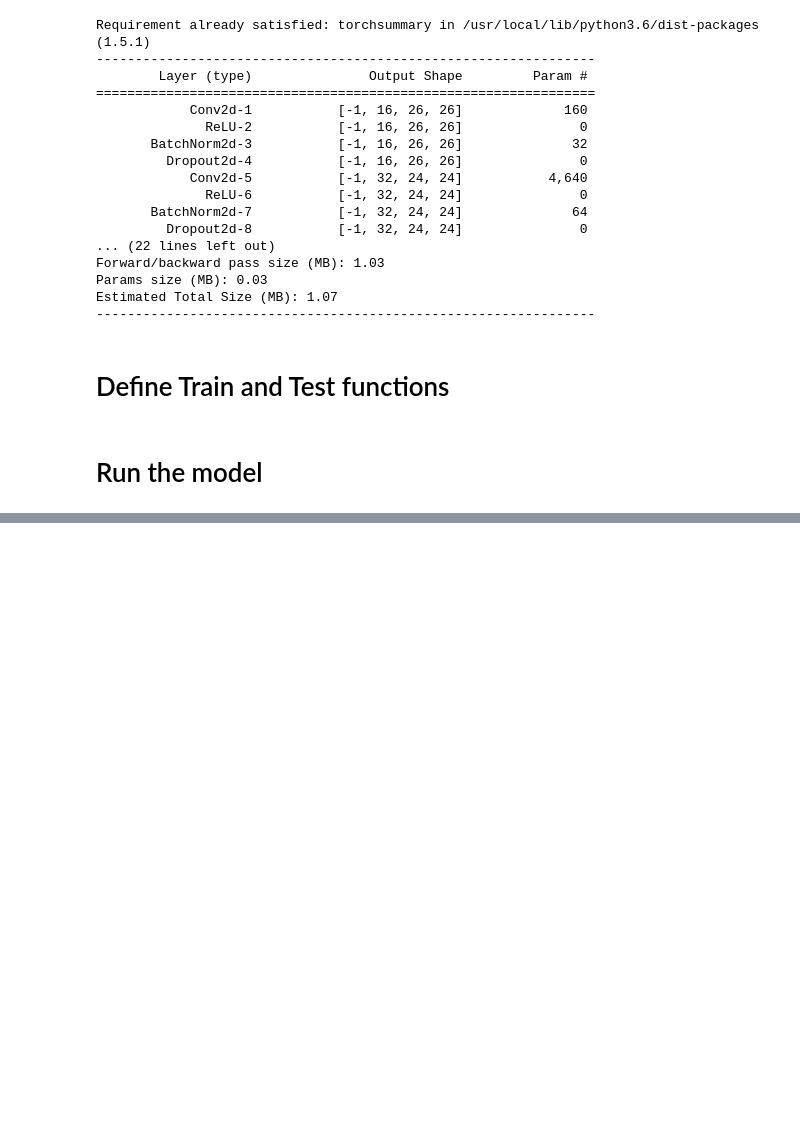
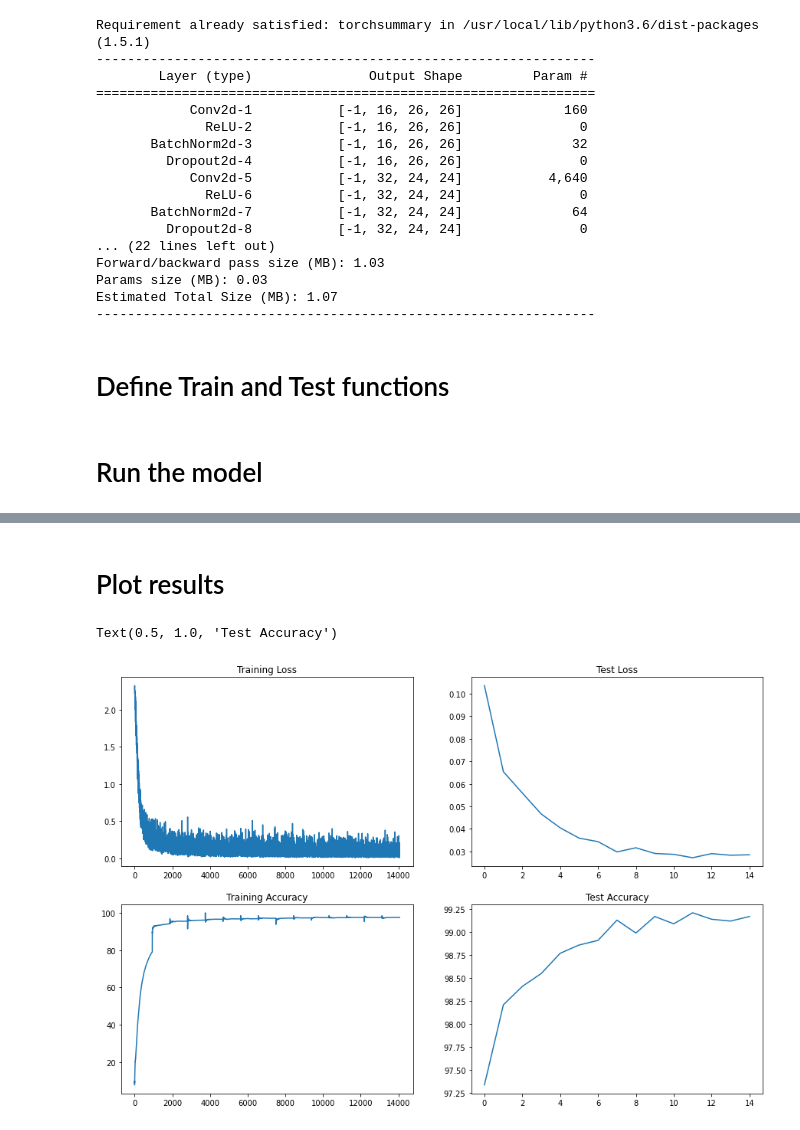
Before and after one commit to avnishbm/MLExperiments, a Jupyter notebook: week5/EVA5_Session_5_Attempt1.ipynb, the cells around one changed output, grey strips where cells are left out. Saved outputs shown, nothing was run; the diff lists cells and outputs as text; code cells hidden in the pictures; blank space fills up the shorter version.

```diff
--- a/week5/EVA5_Session_5_Attempt1.ipynb
+++ b/week5/EVA5_Session_5_Attempt1.ipynb
@@ -150,6 +150,12 @@ Estimated Total Size (MB): 1.07
 # Define Train and Test functions
 # %%
 from tqdm import tqdm
+
+train_losses = []
+test_losses = []
+train_acc = []
+test_acc = []
+
 # Function to train
 '''
 Args:
@@ -163,14 +169,23 @@ epoch : no fo epoch
 def train(model, device, train_loader, optimizer, epoch):
     model.train() # Set the model on training mode
     pbar = tqdm(train_loader)
+    correct = 0
+    processed = 0
     for batch_idx, (data, target) in enumerate(pbar):
         data, target = data.to(device), target.to(device) # moving the data to device
         optimizer.zero_grad() # zero the graidents
         output = model(data) # getting the model output
         loss = F.nll_loss(output, target) # calculating the The negative log likelihood loss
+        train_losses.append(loss)
         loss.backward() # flowing the gradients backward.
         optimizer.step() # paameter updated basd on the current gradient.
-        pbar.set_description(desc= f'loss={loss.item()} batch_id={batch_idx}')
+
+        pred = output.argmax(dim=1, keepdim=True)  # get the index of the max log-probability
+        correct += pred.eq(target.view_as(pred)).sum().item()
+        processed += len(data)
+
+        pbar.set_description(desc= f'loss={loss.item()} batch_id={batch_idx} Train Accuracy={100*correct/processed:0.2f}')
+        train_acc.append(100*correct/processed)
 
 # Function to test
 '''
@@ -194,10 +209,12 @@ def test(model, device, test_loader):
             correct += pred.eq(target.view_as(pred)).sum().item()
 
     test_loss /= len(test_loader.dataset) # calculating hte test loss.
+    test_losses.append(test_loss)
 
-    print('\nTest set: Average loss: {:.4f}, Accuracy: {}/{} ({:.2f}%)\n'.format(
+    print('\nTest set: Average loss: {:.4f}, Test Accuracy: {}/{} ({:.2f}%)\n'.format(
         test_loss, correct, len(test_loader.dataset),
         100. * correct / len(test_loader.dataset)))
+    test_acc.append(100. * correct / len(test_loader.dataset))
 # %% [markdown]
 # Run the model
 # %%
@@ -245,3 +262,21 @@ Test set: Average loss: 0.0257, Accuracy: 9907/10000 (99.07%)
 
 epoch = 12
 ... (4 outputs left out)
+# %% [markdown]
+# Plot results
+# %%
+%matplotlib inline
+import matplotlib.pyplot as plt
+
+fig, axs = plt.subplots(2,2,figsize=(15,10))
+axs[0, 0].plot(train_losses)
+axs[0, 0].set_title("Training Loss")
+axs[1, 0].plot(train_acc)
+axs[1, 0].set_title("Training Accuracy")
+axs[0, 1].plot(test_losses)
+axs[0, 1].set_title("Test Loss")
+axs[1, 1].plot(test_acc)
+axs[1, 1].set_title("Test Accuracy")
+# %% [output]
+Text(0.5, 1.0, 'Test Accuracy')
+[figure, added]
```
Also changed, not shown: parts of 2 cells of this notebook.
